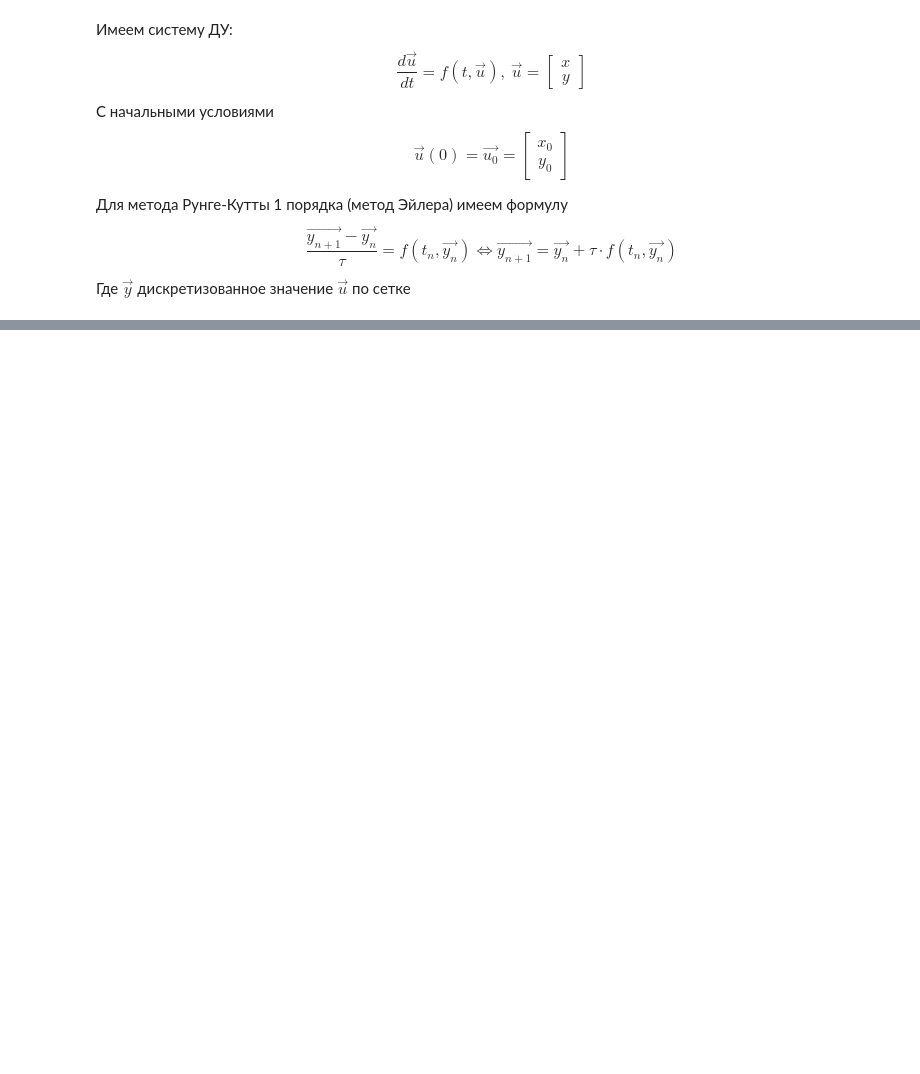
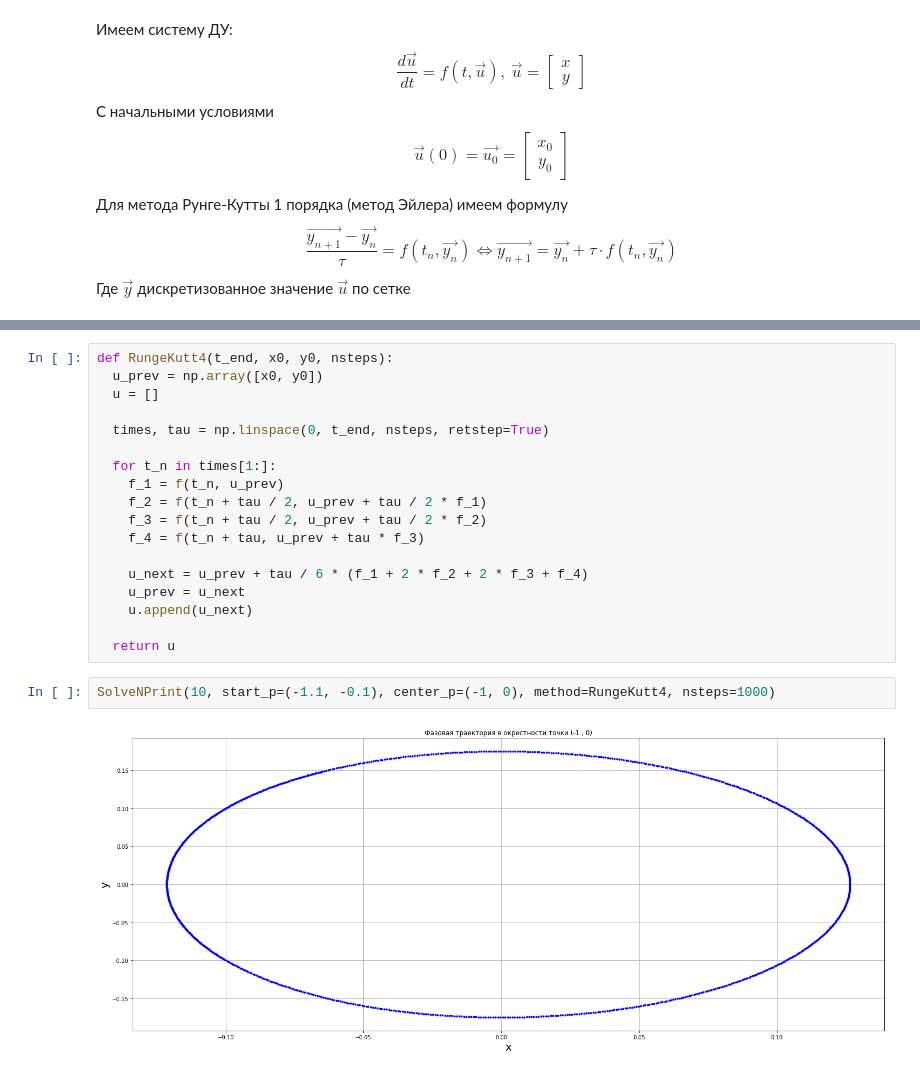
Before and after one commit to derzhavin3016/CompMath, a Jupyter notebook: Lab6/Lab6.ipynb, the cells around one changed output, grey strips where cells are left out. Saved outputs shown, nothing was run; the diff lists cells and outputs as text; blank space fills up the shorter version.

```diff
--- a/Lab6/Lab6.ipynb
+++ b/Lab6/Lab6.ipynb
@@ -78,0 +128,22 @@ SolveNPrint(22, x_0, y_0, Euler, 300)
+# %%
+def RungeKutt4(t_end, x0, y0, nsteps):
+  u_prev = np.array([x0, y0])
+  u = []
+
+  times, tau = np.linspace(0, t_end, nsteps, retstep=True)
+
+  for t_n in times[1:]:
+    f_1 = f(t_n, u_prev)
+    f_2 = f(t_n + tau / 2, u_prev + tau / 2 * f_1)
+    f_3 = f(t_n + tau / 2, u_prev + tau / 2 * f_2)
+    f_4 = f(t_n + tau, u_prev + tau * f_3)
+
+    u_next = u_prev + tau / 6 * (f_1 + 2 * f_2 + 2 * f_3 + f_4)
+    u_prev = u_next
+    u.append(u_next)
+
+  return u
+# %%
+SolveNPrint(10, start_p=(-1.1, -0.1), center_p=(-1, 0), method=RungeKutt4, nsteps=1000)
+# %% [output]
+[figure, added]
```
Also changed, not shown: parts of 10 cells of this notebook.
